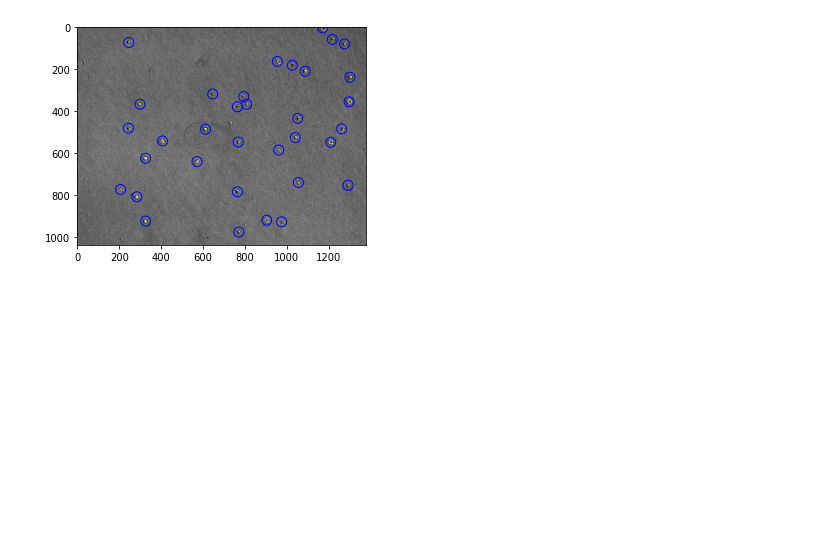
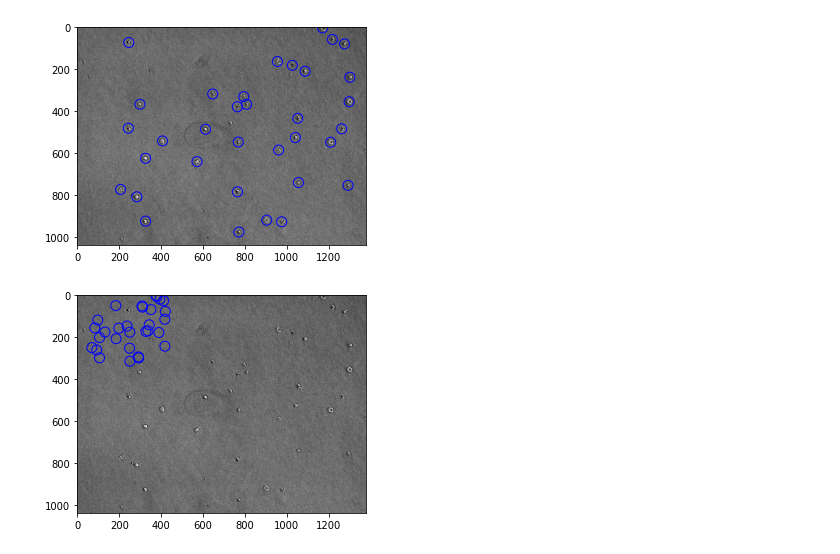
Before and after one commit to CellMigStandOrg/CMSO-samples, a Jupyter notebook: overlay.ipynb, the cells around one changed output. Cells and saved outputs as stored; diff of their text form; code cells hidden in the pictures; blank space fills up the shorter version.

Commit message:
BaF3: added trackmate datapackage

```diff
--- a/overlay.ipynb
+++ b/overlay.ipynb
@@ -34,6 +33,0 @@ print paths
-# %%
-assert len(paths) == 1
-datapackage_fn = paths[0]
-df = get_table(datapackage_fn, "objects_table")
-df0 = df[df['time index'] == 0]
-df0.head()
@@ -46,0 +34,21 @@ df0.head()
+# %%
+# should we standardize col names? Or include .ini files in datapackage?
+time_col = {
+    "cellmia/datapackage.json": "time index",
+    "trackmate/datapackage.json": "FRAME"
+}
+x_col = {
+    "cellmia/datapackage.json": "cell col",
+    "trackmate/datapackage.json": "POSITION_X"
+}
+y_col = {
+    "cellmia/datapackage.json": "cell row",
+    "trackmate/datapackage.json": "POSITION_Y"
+}
+dataframes = {}
+for dp_fn in paths:
+    df = get_table(dp_fn, "objects_table")
+    t = time_col[dp_fn]
+    dataframes[dp_fn] = df[df[t] == 0]
+    print "\n%s:" % dp_fn
+    print df.head()
@@ -47,6 +71,14 @@ df0.head()
 # %%
-plt.scatter(x=df0['cell col'].values, y=df0['cell row'].values, s=100, edgecolors='b', facecolors='none')
-plt.imshow(pixels, cmap="gray")
-plt.show()
+def plot_overlay(dp_fn, scale=1.0):
+    df = dataframes[dp_fn]
+    x, y = scale * df[x_col[dp_fn]].values, scale * df[y_col[dp_fn]].values
+    plt.scatter(x=x, y=y, s=100, edgecolors='b', facecolors='none')
+    plt.imshow(pixels, cmap="gray")
+    plt.show()
+plot_overlay("cellmia/datapackage.json")
 # %% [output]
 [figure]
+# %%
+plot_overlay("trackmate/datapackage.json")
+# %% [output]
+[figure, added]
```
Also changed, not shown: parts of 4 cells of this notebook, 4 other files.
